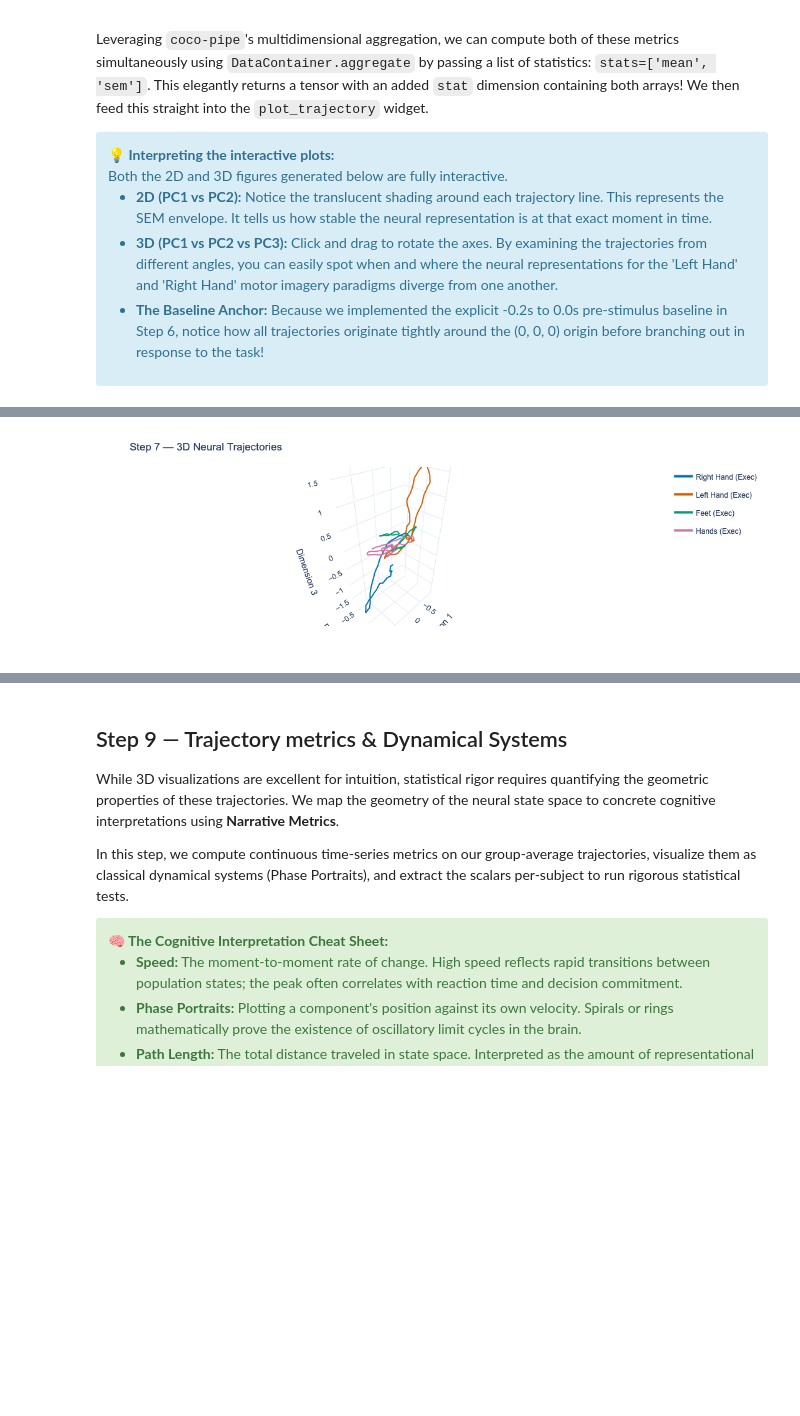
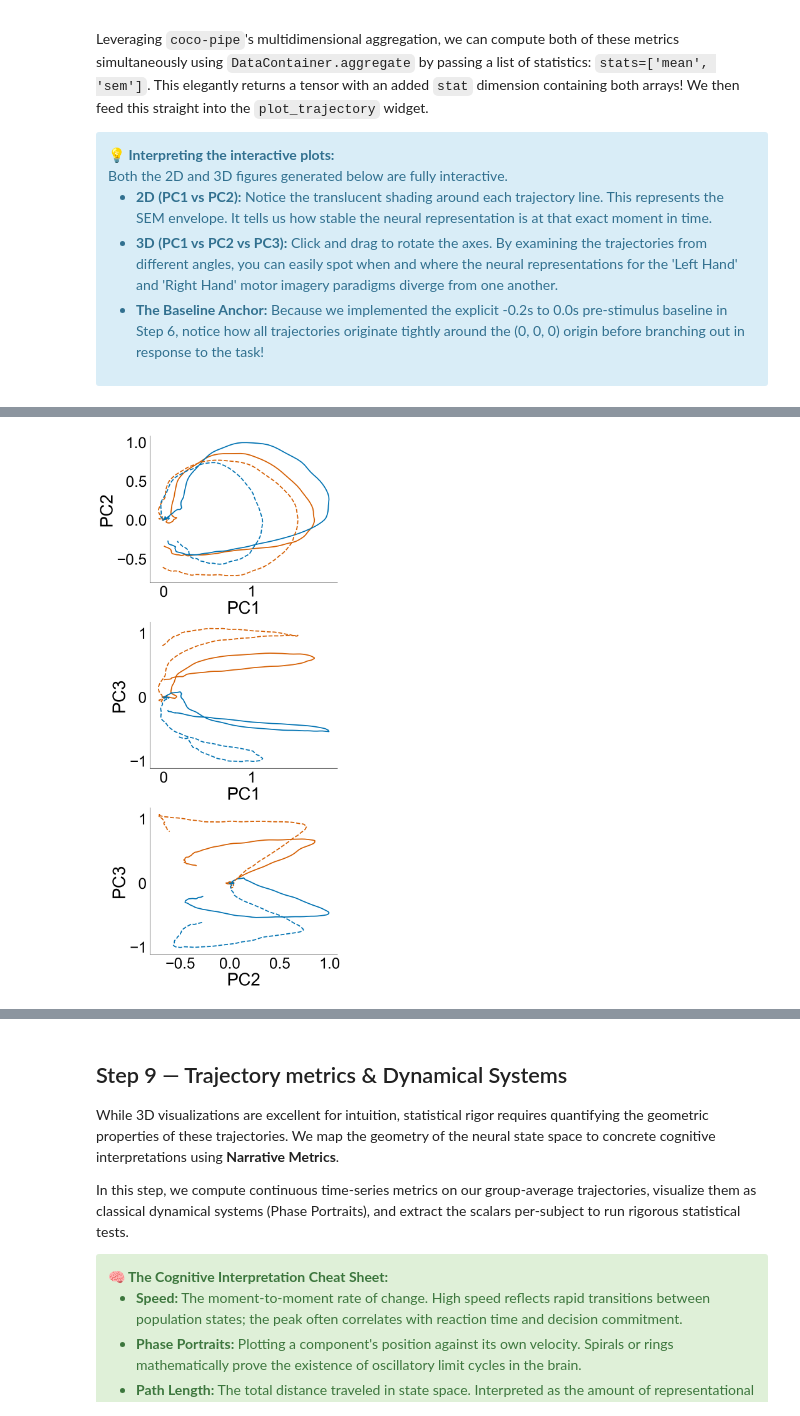
Before and after one commit to thecocolab/pca-neural-trajectories-eeg-meg, a Jupyter notebook: tutorial_pca_trajectories_eegbci.ipynb, the cells around one changed output, grey strips where cells are left out. Cells and saved outputs as stored; diff of their text form; code cells hidden in the pictures; blank space fills up the shorter version.

```diff
--- a/tutorial_pca_trajectories_eegbci.ipynb
+++ b/tutorial_pca_trajectories_eegbci.ipynb
@@ -645,15 +878,3 @@ fig_2d.show()
-# %%
-# 3. Create the 3D Figure
-fig_3d = plot_trajectory(
-    X=traj_mean[..., :3],
-    times=time_axis,
-    labels=condition_labels,
-    color_map=CONDITION_COLORS,
-    smooth_window=20,
-    show_markers=False,
-    title='Step 7 — 3D Neural Trajectories',
-    dimensions=3,
-)
-fig_3d.show()
-# %% [output]
-[figure, removed]
+# %%
+color_map_str = {LABEL_NAMES[k]: v for k, v in CONDITION_COLORS.items()}
+dash_map_str = {LABEL_NAMES[k]: v for k, v in CONDITION_LINESTYLES.items()}
@@ -660,3 +932,53 @@ fig_3d.show()
+# %%
+# ==============================================================================
+# 2. Create the 2D Figures (Pairwise Projections)
+# ==============================================================================
+# We will iterate through PC1vsPC2, PC1vsPC3, and PC2vsPC3 for BOTH models!
+
+pc_pairs = [
+    ([0, 1], "PC1 vs PC2"),
+    ([0, 2], "PC1 vs PC3"),
+    ([1, 2], "PC2 vs PC3")
+]
+# %%
+from coco_pipe.viz.dim_reduction import plot_trajectory as plot_trajectory_static
+from coco_pipe.viz.theme import coco_theme
+import matplotlib.pyplot as plt
+
+with coco_theme():
+    # ── 3 Rows, 1 Column, Tall Figsize ────────────────────────────────────────
+    fig_static_erp, axes_static_erp = plt.subplots(len(pc_pairs), 1, figsize=(8, 18))
+    plt.subplots_adjust(hspace=0.3)
+
+for i, (indices, pair_name) in enumerate(pc_pairs):
+
+    with coco_theme():
+        plot_trajectory_static(
+            X=traj_mean_erp[..., indices],
+            times=time_axis,
+            labels=condition_labels,
+            color_map=color_map_str,
+            linestyle_map=dash_map_str,
+            smooth_window=30,
+            show_markers=False,
+            title="",
+            dimensions=2,
+            ax=axes_static_erp[i],
+            axis_labels=[f"PC{indices[0]+1}", f"PC{indices[1]+1}"],
+            showlegend=False,
+            axes_kws=dict(
+                labelsize=40,                                            # Scales the X/Y labels
+                tick_params=dict(labelsize=35, bottom=False, left=False), # Strips the ticks
+                locator_params=dict(axis="both", nbins=4)                 # Limits the bins
+            )
+        )
+
+with coco_theme():
+    fig_static_erp.tight_layout()
+    fig_static_erp.savefig("fig_2d_static_erp.svg", dpi=300, bbox_inches="tight")
+plt.show()
+# %% [output]
+[figure, added]
 # %% [markdown]
 ## Step 8. Compare conditions
 
```
Also changed, not shown: parts of 54 cells of this notebook.
